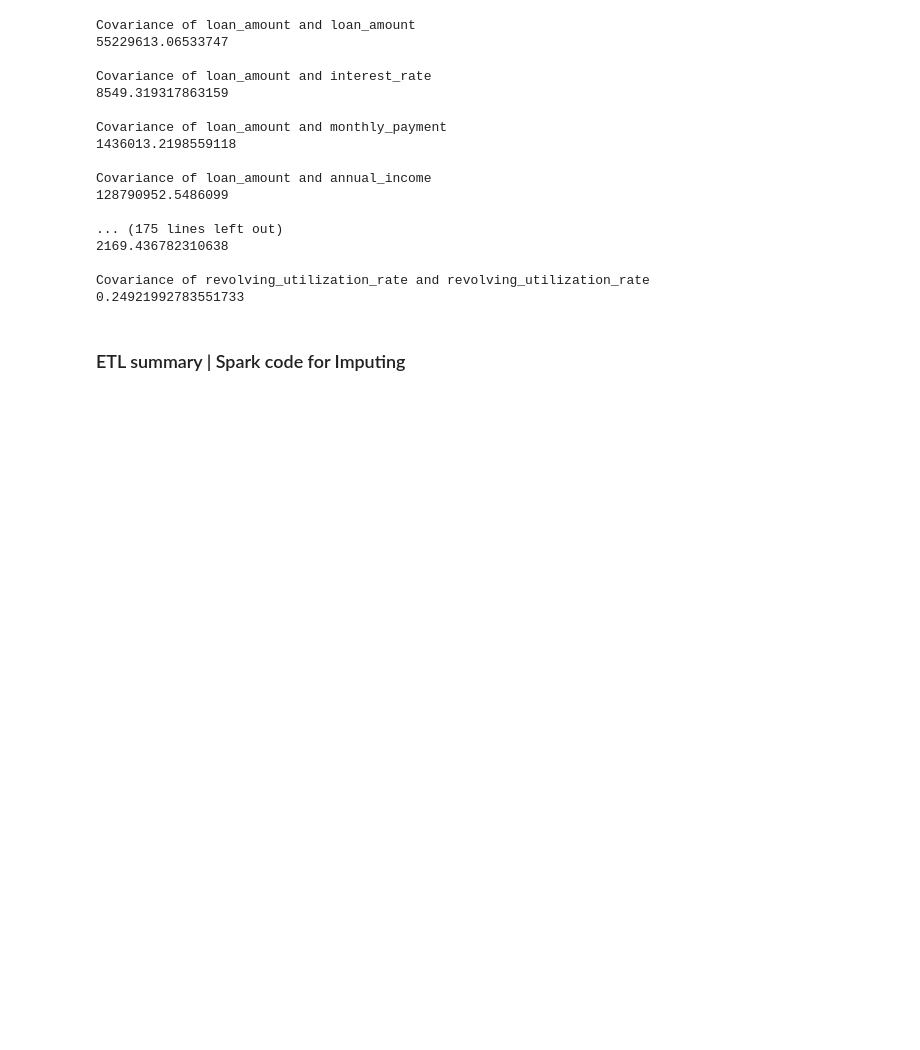
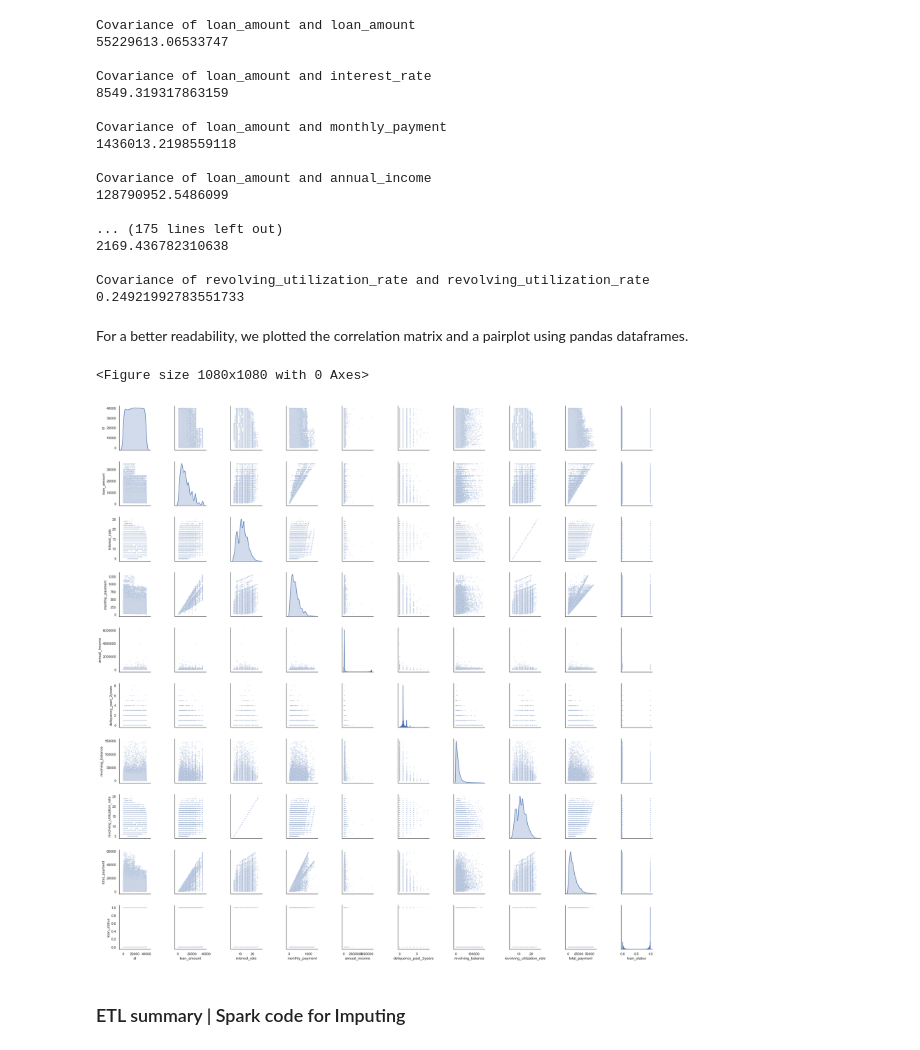
Before and after one commit to stsentemeidis/Machine_Learning_LoanStatus, a Jupyter notebook: Lab-15-Assignment3-MASTER.ipynb, the cells around one changed output. Drawn from its saved outputs; the diff is of its cells as text; code cells hidden in the pictures; blank space fills up the shorter version.

```diff
--- a/Lab-15-Assignment3-MASTER.ipynb
+++ b/Lab-15-Assignment3-MASTER.ipynb
@@ -128,13 +136,13 @@ loanDF = MySparkSession.read.format('csv') \
                 .option("inferSchema", "true") \
                 .option("delimiter", ";") \
                 .option('header','true') \
-                .load('../data/train.csv')
+                .load('./data/train.csv')
 
 testDF = MySparkSession.read.format('csv') \
                 .option("inferSchema", "true") \
                 .option("delimiter", ";") \
                 .option('header','true') \
-                .load('../data/test.csv')
+                .load('./data/test.csv')
 # %%
 loanDF.limit(10).toPandas()
 # %% [output]
@@ -341,6 +362,33 @@ Covariance of loan_amount and annual_income
 
 Covariance of revolving_utilization_rate and revolving_utilization_rate
 0.24921992783551733
+# %% [markdown]
+For a better readability, we plotted the correlation matrix and a pairplot using pandas dataframes.
+# %%
+import matplotlib.pyplot as plt #Plotting - version 3.0.2
+import seaborn as sns #Plotting - version 0.9.0
+sns.set(style='white')
+
+loanDF_corr = loanDF.toPandas().copy()
+loanDF_corr.interest_rate = loanDF_corr.interest_rate.astype(float)
+loanDF_corr.revolving_utilization_rate = loanDF_corr.interest_rate.astype(float)
+
+plt.figure(figsize=(12, 10))
+sns.heatmap(loanDF_corr.corr(),
+            cmap=sns.diverging_palette(220, 20, n=7), vmax=1.0, vmin=-1.0, linewidths=0.1,
+            annot=True, annot_kws={"size": 8}, square=True)
+plt.tight_layout()
+# %%
+loanDF_pair = loanDF.toPandas().copy()
+loanDF_pair.interest_rate = loanDF_pair.interest_rate.astype(float)
+loanDF_pair.revolving_utilization_rate = loanDF_pair.interest_rate.astype(float)
+
+plt.figure(figsize=(15,15))
+sns.pairplot(data = loanDF_pair, diag_kind = 'kde', plot_kws = {'alpha':0.3, 's':5})
+plt.tight_layout()
+# %% [output]
+<Figure size 1080x1080 with 0 Axes>
+[figure, added]
 # %% [markdown]
 ### ETL summary |  Spark code for Imputing
 # %% [markdown]
```
Also changed, not shown: parts of 43 cells of this notebook, 1 other file.
